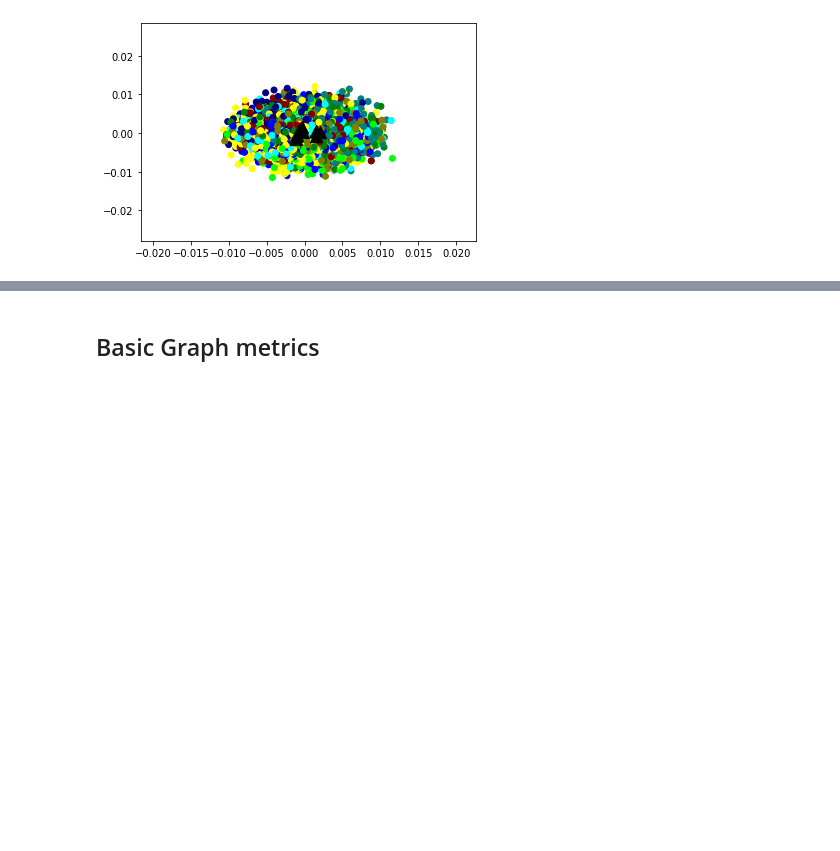
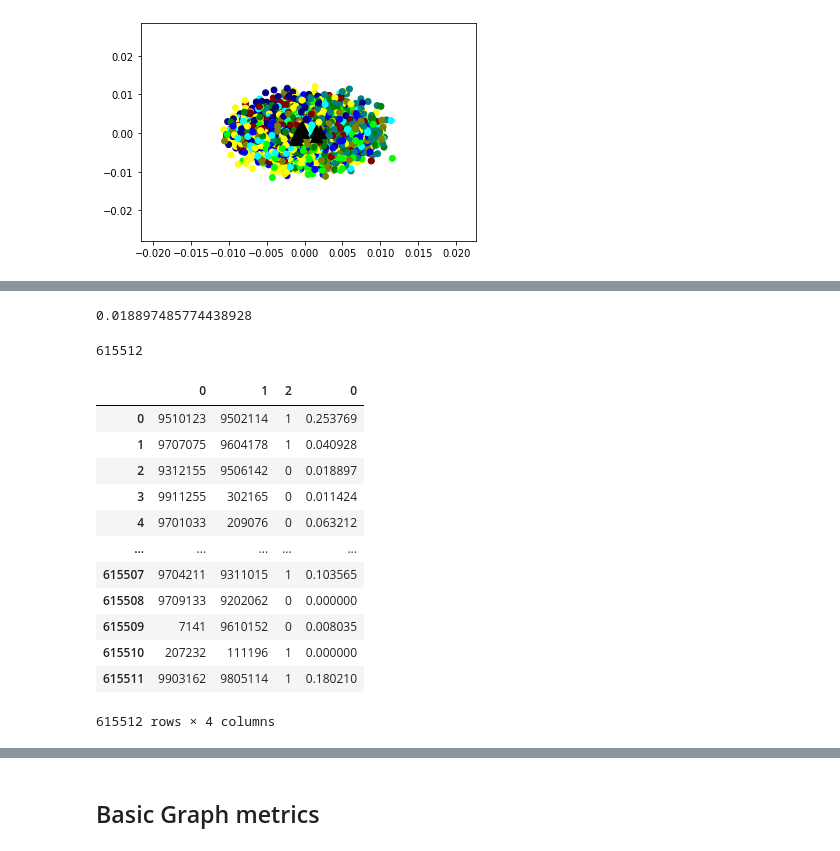
Before and after one commit to SapiensZ/NSA, a Jupyter notebook: Submission.ipynb, the cells around one changed output, grey strips where cells are left out. Saved outputs shown, nothing was run; the diff lists cells and outputs as text; code cells hidden in the pictures; blank space fills up the shorter version.

```diff
--- a/Submission.ipynb
+++ b/Submission.ipynb
@@ -424,0 +519,9 @@ plt.show()
+# %%
+def pairwiseCosineSim(vec1, vec2):
+    vec1 = df_cos[df_cos['id']==vec1].index
+    vec2 = df_cos[df_cos['id']==vec2].index
+    vec1 = vectors[vec1]
+    vec2 = vectors[vec2]
+    vec1 = vec1.reshape(1,-1)
+    vec2 = vec2.reshape(1,-1)
+    return cosine_similarity(vec1, vec2)[0][0]
@@ -424,0 +532,8 @@ plt.show()
+# %%
+def getCosineSimFromSet(s):
+    similarities = []
+    for i in range(len(s)):
+        res = pairwiseCosineSim(int(s[i][0]),int(s[i][1]))
+        similarities.append(res)
+
+    return similarities
@@ -424,0 +554,8 @@ plt.show()
+# %%
+pairwiseCosineSim(int(red[2][0]),int(red[2][1]))
+# %% [output]
+0.018897485774438928
+# %%
+len(training_set)
+# %% [output]
+615512
@@ -424,0 +564,22 @@ plt.show()
+# %%
+cos_sim_training = getCosineSimFromSet(training_set)
+# %%
+cs = pd.DataFrame(cos_sim_training)
+ts = pd.DataFrame(training_set)
+pl = pd.concat([ts,cs], axis=1)
+# %%
+pl
+# %% [output]
+|  | 0 | 1 | 2 | 0 |
+| 0 | 9510123 | 9502114 | 1 | 0.253769 |
+| 1 | 9707075 | 9604178 | 1 | 0.040928 |
+| 2 | 9312155 | 9506142 | 0 | 0.018897 |
+| 3 | 9911255 | 302165 | 0 | 0.011424 |
+| 4 | 9701033 | 209076 | 0 | 0.063212 |
+| ... | ... | ... | ... | ... |
+| 615507 | 9704211 | 9311015 | 1 | 0.103565 |
+| 615508 | 9709133 | 9202062 | 0 | 0.000000 |
+| 615509 | 7141 | 9610152 | 0 | 0.008035 |
+| 615510 | 207232 | 111196 | 1 | 0.000000 |
+| 615511 | 9903162 | 9805114 | 1 | 0.180210 |
+615512 rows × 4 columns
```
Also changed, not shown: parts of 27 cells of this notebook, 1 other file.
